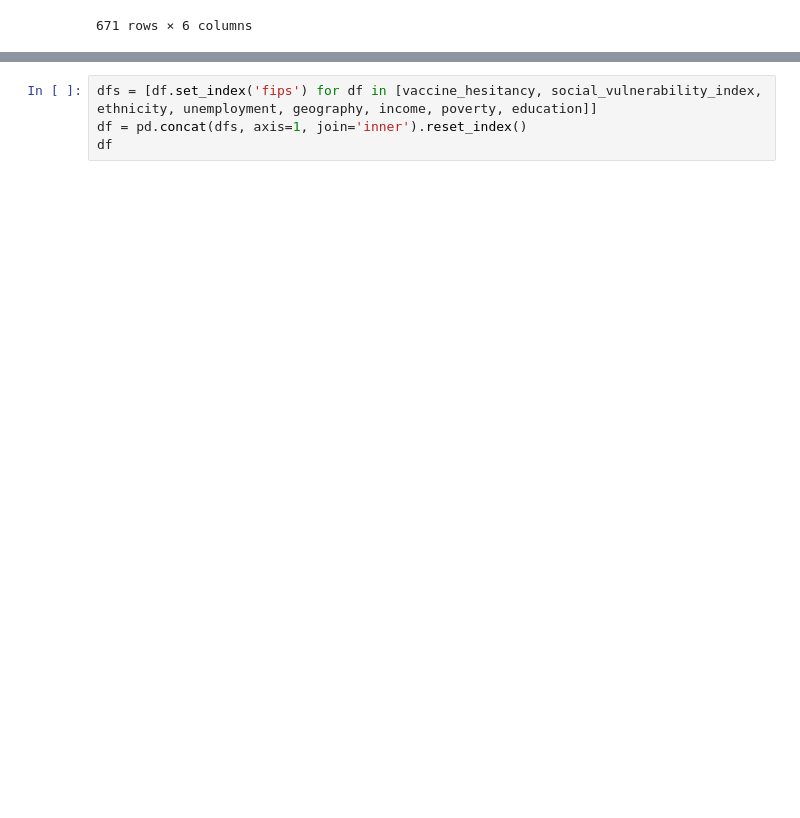
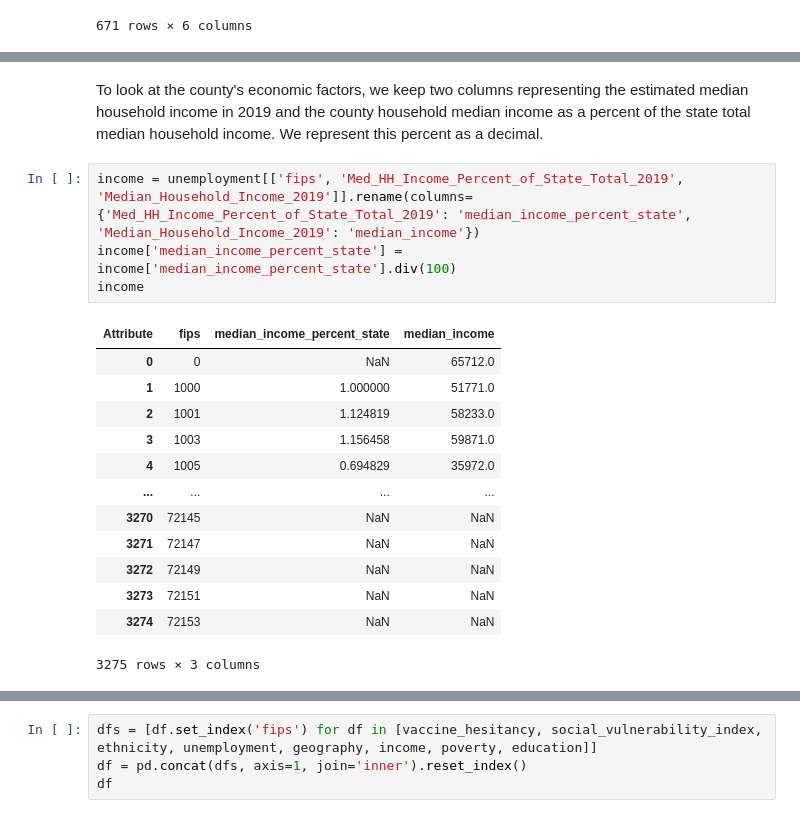
Before and after one commit to kuruparans/covid19-vaccine-hesitancy-analysis, a Jupyter notebook: data-cleaning.ipynb, the cells around one changed output, grey strips where cells are left out. Saved outputs shown, nothing was run; the diff lists cells and outputs as text; blank space fills up the shorter version.

```diff
--- a/data-cleaning.ipynb
+++ b/data-cleaning.ipynb
@@ -109,0 +184,20 @@ unemployment
+# %% [markdown]
+To look at the county's economic factors, we keep two columns representing the estimated median household income in 2019 and the county household median income as a percent of the state total median household income. We represent this percent as a decimal.
+# %%
+income = unemployment[['fips', 'Med_HH_Income_Percent_of_State_Total_2019', 'Median_Household_Income_2019']].rename(columns={'Med_HH_Income_Percent_of_State_Total_2019': 'median_income_percent_state', 'Median_Household_Income_2019': 'median_income'})
+income['median_income_percent_state'] = income['median_income_percent_state'].div(100)
+income
+# %% [output]
+| Attribute | fips | median_income_percent_state | median_income |
+| 0 | 0 | NaN | 65712.0 |
+| 1 | 1000 | 1.000000 | 51771.0 |
+| 2 | 1001 | 1.124819 | 58233.0 |
+| 3 | 1003 | 1.156458 | 59871.0 |
+| 4 | 1005 | 0.694829 | 35972.0 |
+| ... | ... | ... | ... |
+| 3270 | 72145 | NaN | NaN |
+| 3271 | 72147 | NaN | NaN |
+| 3272 | 72149 | NaN | NaN |
+| 3273 | 72151 | NaN | NaN |
+| 3274 | 72153 | NaN | NaN |
+3275 rows × 3 columns
```
Also changed, not shown: parts of 13 cells of this notebook.
